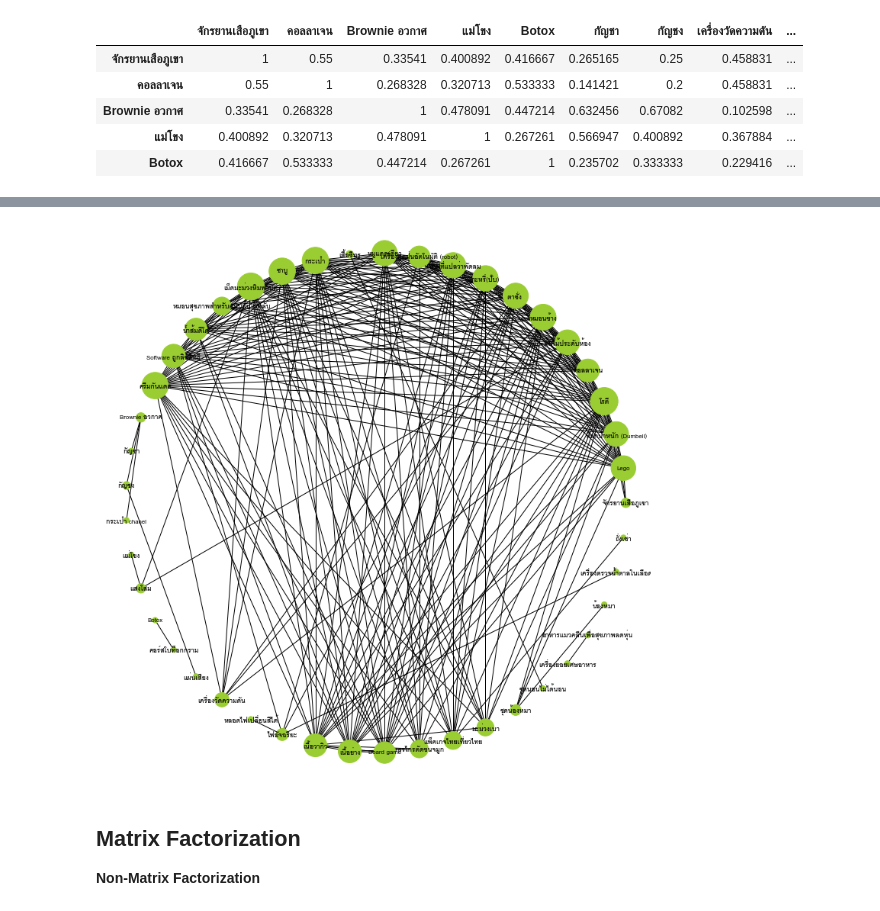
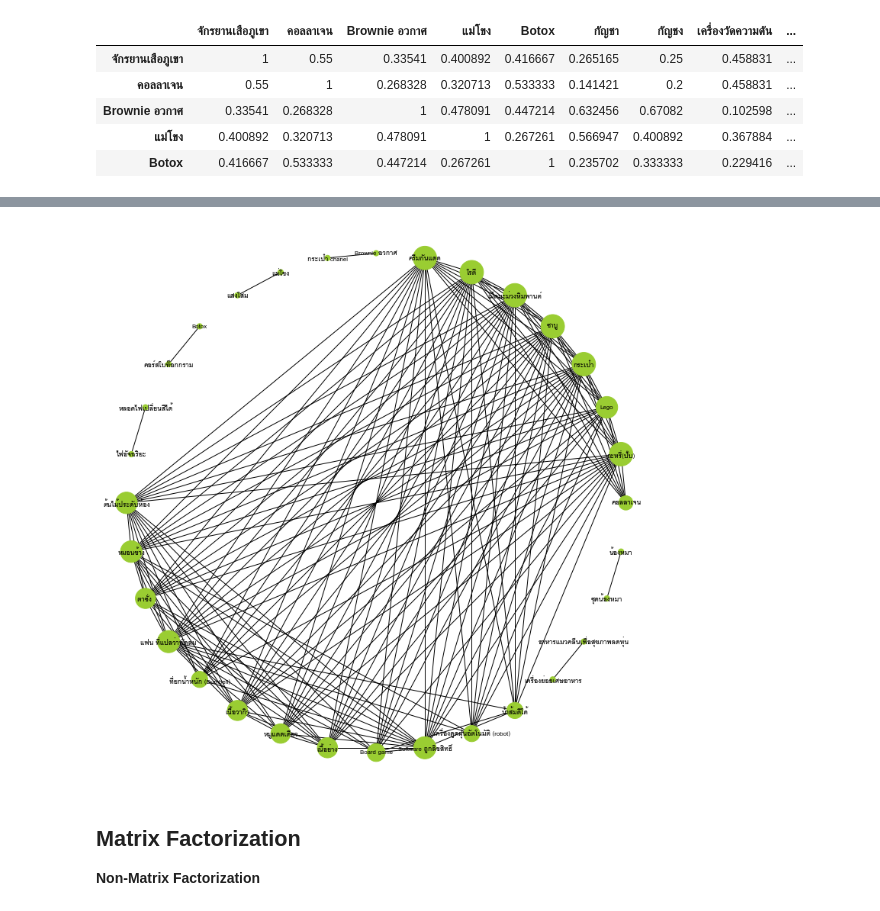
Before and after one commit to ampika-tnk/BADS7105-CRM-Analytics-and-Intelligence, a Jupyter notebook: Homework 07 - Product Recommendation/product_recommendation.ipynb, the cells around one changed output, grey strips where cells are left out. Saved outputs shown, nothing was run; the diff lists cells and outputs as text; code cells hidden in the pictures.

```diff
--- a/Homework 07 - Product Recommendation/product_recommendation.ipynb
+++ b/Homework 07 - Product Recommendation/product_recommendation.ipynb
@@ -268,11 +248,12 @@ plt.show()
 # %% [markdown]
 ## **Collaborative Filtering Model**
 # %%
-cosine_df = pd.DataFrame(index=df.columns,columns=df.columns)
-for i in range(0,len(cosine_df.columns)) :
-    for j in range(0,len(cosine_df.columns)) :
-      cosine_df.iloc[i, j] = 1 - cosine(df.iloc[: , i], df.iloc[: , j])
-cosine_df.head(5)
+item_item_df = pd.DataFrame(index=df.columns,columns=df.columns)
+
+for i in range(0,len(item_item_df.columns)) :
+    for j in range(0,len(item_item_df.columns)) :
+      item_item_df.iloc[i, j] = 1 - cosine(df.iloc[: , i], df.iloc[: , j])
+item_item_df.head(5)
 # %% [output]
 |  | จักรยานเสือภูเขา | คอลลาเจน | Brownie อวกาศ | แม่โขง | Botox | กัญชา | กัญชง | เครื่องวัดความดัน | ... |
 | จักรยานเสือภูเขา | 1 | 0.55 | 0.33541 | 0.400892 | 0.416667 | 0.265165 | 0.25 | 0.458831 | ... |
@@ -281,12 +262,6 @@ cosine_df.head(5)
 | แม่โขง | 0.400892 | 0.320713 | 0.478091 | 1 | 0.267261 | 0.566947 | 0.400892 | 0.367884 | ... |
 | Botox | 0.416667 | 0.533333 | 0.447214 | 0.267261 | 1 | 0.235702 | 0.333333 | 0.229416 | ... |
 # %%
-item_item_cosine_df = (
-    cosine_df
-    .stack()
-    .reset_index()
-    .rename(columns={'level_0': 'item_1', 'level_1': 'item_2', 0: 'sim'})
-)
-# item_item_cosine_df
-item_item_cosine_df.sort_values('sim', ascending=False)
+item_item_matrix_df = (item_item_df.stack().reset_index().rename(columns={'level_0': 'item_1', 'level_1': 'item_2', 0: 'similarity'}))
+item_item_matrix_df
 # %% [output]
@@ -322,0 +281,3 @@ item_item_cosine_df.sort_values('sim', ascending=False)
+# %%
+item_item_matrix_df = item_item_matrix_df.loc[(item_item_matrix_df['similarity'] > 0.7) & (item_item_matrix_df['item_1'] != item_item_matrix_df['item_2'])]
+item_item_matrix_df.sort_values('similarity', ascending=False)
@@ -323,18 +298,18 @@ item_item_cosine_df.sort_values('sim', ascending=False)
 # %%
-G = nx.from_pandas_edgelist(item_item_cosine_df, source='item_1', target='item_2', edge_attr='sim')
+G = nx.from_pandas_edgelist(item_item_matrix_df, source='item_1', target='item_2', edge_attr='similarity')
 d = dict(G.degree)
 nx.draw_circular(
     G,
     node_size=[d[k] * 50 for k in dict(G.degree)],
     with_labels=True,
     font_family='Cordia New',
     font_size='12',
     node_color='yellowgreen'
 )
 plt.rcParams["figure.figsize"] = (10, 10)
 plt.show()
 # %% [output]
-[figure, old version]
+[figure, new version]
 # %% [markdown]
 ## **Matrix Factorization**
 
```
Also changed, not shown: parts of 18 cells of this notebook.
